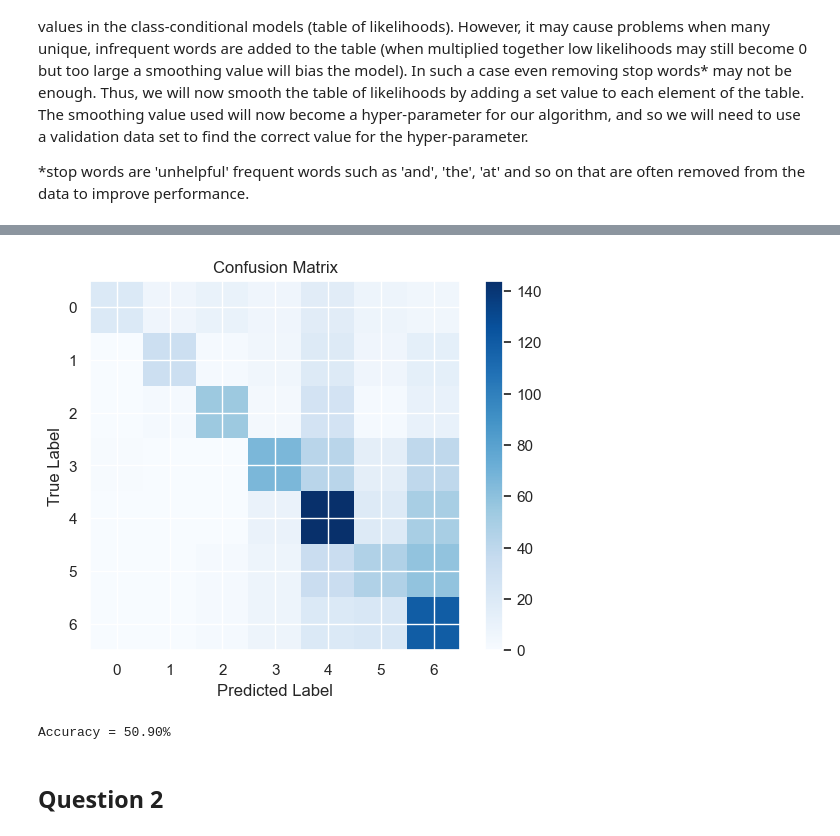
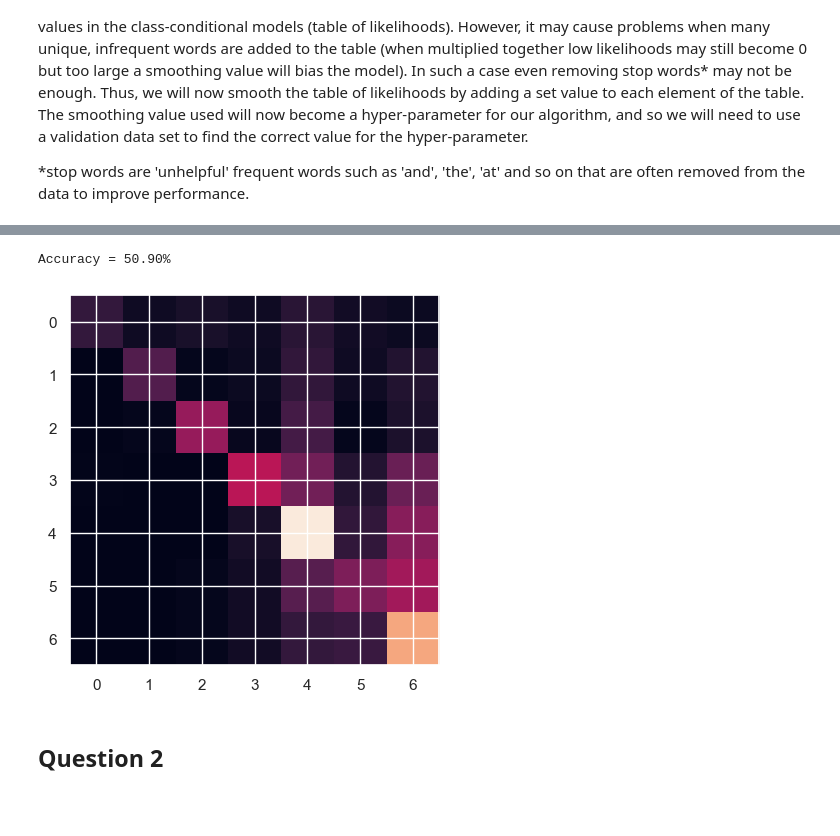
Before and after one commit to DevHackerGamer/Projects, a Jupyter notebook: ML Lab 1.2 - Naive Bayes Pt 2.ipynb, the cells around one changed output, grey strips where cells are left out. Saved outputs shown, nothing was run; the diff lists cells and outputs as text; code cells hidden in the pictures; blank space fills up the shorter version.

```diff
--- a/ML Lab 1.2 - Naive Bayes Pt 2.ipynb
+++ b/ML Lab 1.2 - Naive Bayes Pt 2.ipynb
@@ -577,7 +577,7 @@ stop_words = set(stopwords.words('english'))
 
 # Create bag of words
 for i in range(1, 8):
-    data = pd.read_csv(f"HP{i}.txt", header=None)
+    data = pd.read_csv(f"HP{i}.txt", header=None).sample(frac=1, random_state=42)
     for sentence in data[0]:  # Process column 0
         words = word_tokenize(str(sentence))
         bag_of_words.update(word for word in words if word.isalnum() and word.lower() not in stop_words)
@@ -600,6 +600,9 @@ for i in range(1, 8):
 
     dataTraining = data.iloc[:int(0.8 * n_rows)][0]  # 80% for training
     dataTest = data.iloc[int(0.8 * n_rows):][0]  # 20% for testing
+
+    dataValidation = data.iloc[int(0.8 * n_rows):int(0.9 * n_rows)][0]  # 10% for validation
+    dataValidationTest= data.iloc[int(0.9 * n_rows):][0] # 10 for testing
 
     for sentence in dataTraining:
         training_bookLabel.append(i)
@@ -628,12 +631,12 @@ for label, feature in zip(training_bookLabel, training_bookFeature):
     label_counts[label - 1] += 1
 
 # Apply Laplace smoothing
-class_conditionalsBooks = (class_conditionalsBooks + 0.001) / (label_counts[:, np.newaxis] + 0.001 * len(bag_of_words))
+class_conditionalsBooks0 = (class_conditionalsBooks + 0.001) / (label_counts[:, np.newaxis] + 0.001 * len(bag_of_words))
 
 # Vectorized Probability Computation
-def calc_prob(features):
+def calc_prob(features, class_conditionalsBooks):
     log_class_conditionals = np.log(class_conditionalsBooks + 1e-9)  # Avoid log(0)
-    log_one_minus_class_conditionals = np.log(1 - class_conditionalsBooks + 1e-9)
+    log_one_minus_class_conditionals = np.log(1 - class_conditionalsBooks+ 1e-9)
 
     # Compute P(X|C) efficiently using NumPy
     feature_log_probs = features @ log_class_conditionals.T + (1 - features) @ log_one_minus_class_conditionals.T
@@ -649,7 +652,7 @@ def calc_prob(features):
     return np.exp(log_p_c_x)  # Convert back to normal probability space
 
 # Compute probabilities for all test samples
-all_probs = calc_prob(test_bookFeature)
+all_probs = calc_prob(test_bookFeature, class_conditionalsBooks0)
 
 # Get predictions
 predictions = np.argmax(all_probs, axis=1) + 1  # Convert to book labels (1-7)
@@ -660,12 +663,8 @@ for outcome, prediction in zip(test_bookLabel, predictions):
     confusion_matrix[outcome - 1, prediction - 1] += 1
 
 # Plot Confusion Matrix
-plt.imshow(confusion_matrix, cmap="Blues", interpolation="nearest")
-plt.colorbar()
-plt.xlabel("Predicted Label")
-plt.ylabel("True Label")
-plt.title("Confusion Matrix")
-plt.show()
+plt.imshow(confusion_matrix)
+
 
 # Compute Accuracy
 acc = np.trace(confusion_matrix) / np.sum(confusion_matrix)
@@ -678,5 +679,5 @@ print(f"Accuracy = {acc:.2%}")
+Accuracy = 50.90%
-[figure, old version]
+[figure, new version]
-Accuracy = 50.90%
 # %% [markdown]
 ## Question 2
 # %% [markdown]
```
Also changed, not shown: parts of 2 cells of this notebook.
